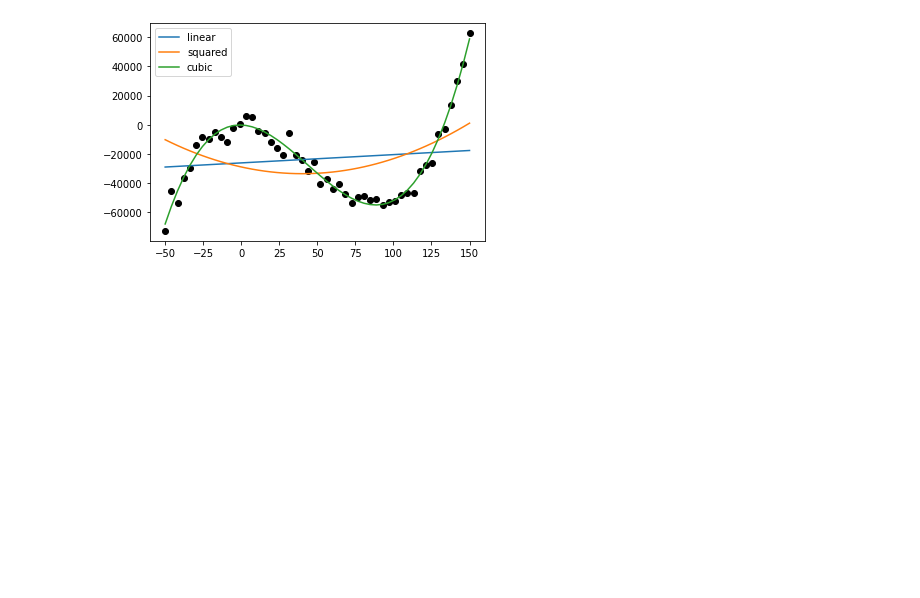
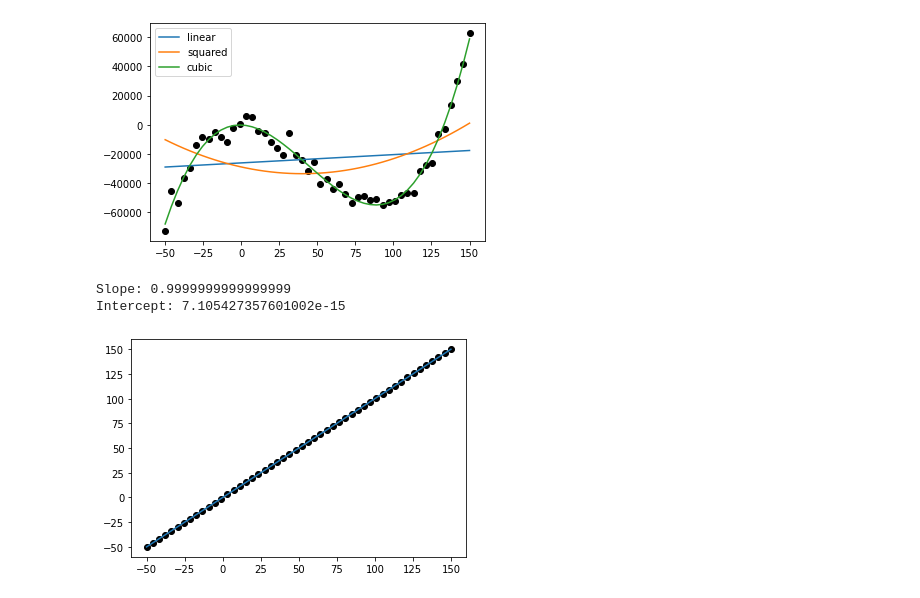
Before and after one commit to annassanchez/HY-2021-DataScience, a Jupyter notebook: week05/week05.ipynb, the cells around one changed output. Saved outputs shown, nothing was run; the diff lists cells and outputs as text; code cells hidden in the pictures; blank space fills up the shorter version.

```diff
--- a/week05/week05.ipynb
+++ b/week05/week05.ipynb
@@ -1188,3 +1188,29 @@ print("Intercept:", model_cubic.intercept_)
 Coefficients: [-36.65414588 -20.17228669   0.15359003]
 Intercept: -167.16046606444797
 [figure]
+# %%
+## exercise 10 (linear regression)
+def fit_line(x, y):
+  model_linear=LinearRegression(fit_intercept=True)
+  model_linear.fit(np.vstack([x]).T, y)
+  yf_linear = model_linear.predict(np.vstack([x]).T)
+  slope =  model_linear.coef_[0]#.map(float)
+  intercept = model_linear.intercept_
+  return (slope, intercept)
+# %%
+x = np.linspace(-50,150,50)
+y = x
+a, b = fit_line(x, y)
+print("Slope:", a)
+print("Intercept:", b)
+plt.scatter(x, y, color="black")
+model_linear=LinearRegression(fit_intercept=True)
+model_linear.fit(np.vstack([x]).T, y)
+xf = x
+yf = model_linear.predict(np.vstack([x]).T)
+plt.plot(xf,yf, label="linear")
+plt.show()
+# %% [output]
+Slope: 0.9999999999999999
+Intercept: 7.105427357601002e-15
+[figure, added]
```
Also changed, not shown: parts of 1 cell of this notebook.
